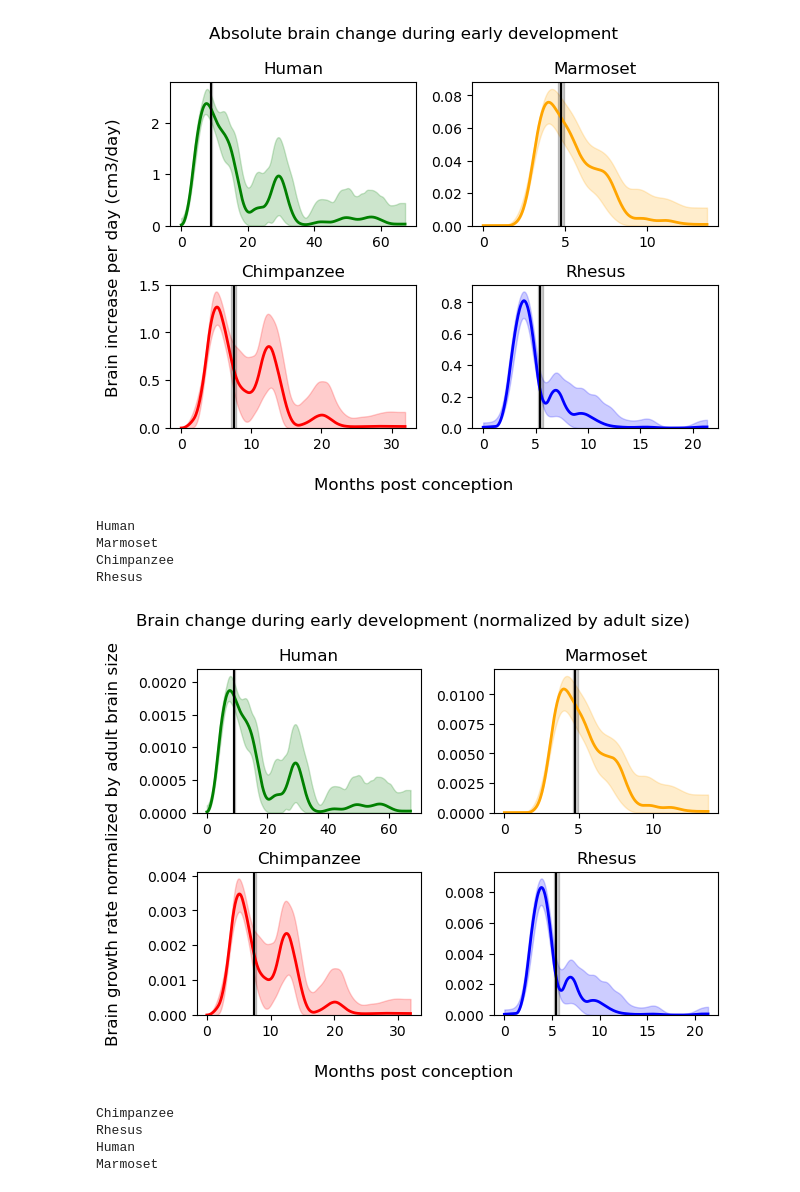
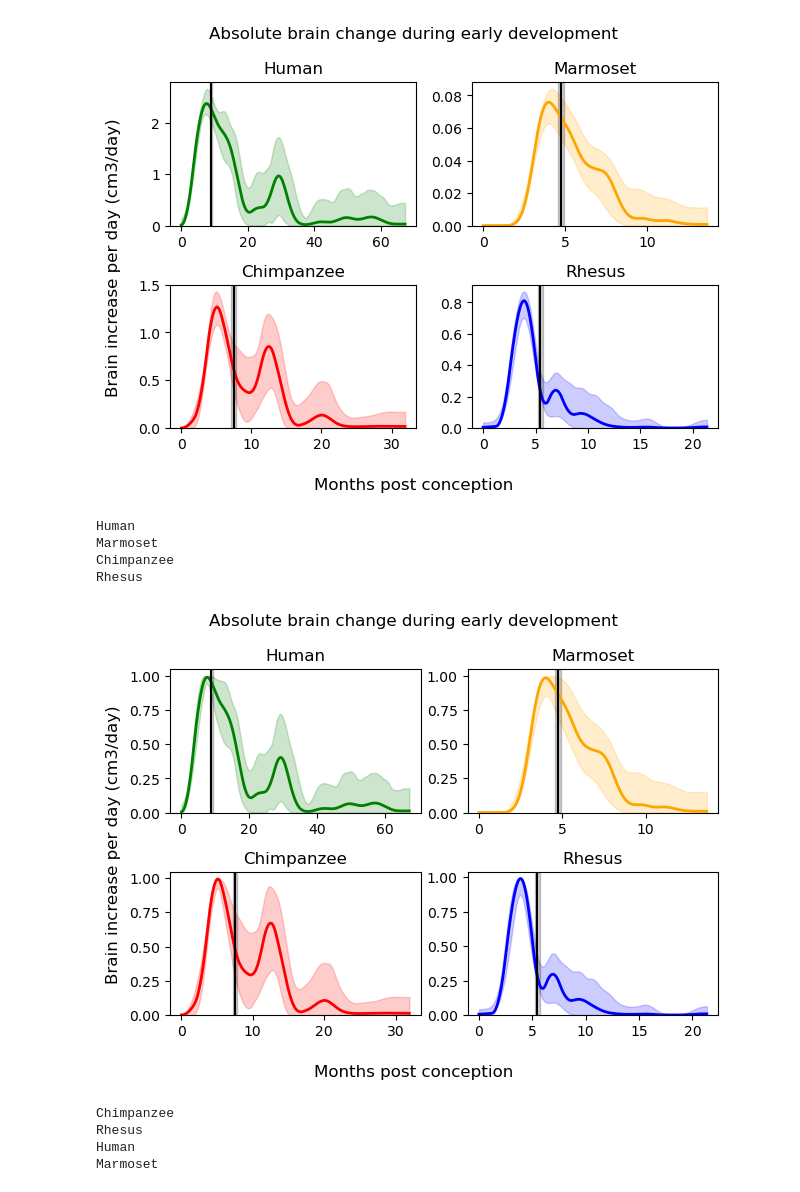
Before and after one commit to biagzi/altricial_brain_vocal_learning, a Jupyter notebook: code/Fig2_3_4.ipynb, the cells around one changed output. Drawn from its saved outputs; the diff is of its cells as text; code cells hidden in the pictures.

Commit message:
creating new visualization

```diff
--- a/code/Fig2_3_4.ipynb
+++ b/code/Fig2_3_4.ipynb
@@ -94,8 +94,6 @@ Rhesus
 [figure]
 # %%
 i = 0
-
-derivative_fit = []
 fig, ax = plt.subplots(nrows=2, ncols=2)
 
 for row in ax:
@@ -103,49 +101,45 @@ for row in ax:
         species = species_list[i]
         print(species)
         derivatives_dataset_species = df_fit[(df_fit.species == species)]
         df_event_specie = df_events[df_events.species == species]
         gestation_days = df_event_specie[df_event_specie.event == "gestation"]["avg_wkspc"].values[0]*7
         gestation_days_sd = df_event_specie[df_event_specie.event == "gestation"]["sd_(days)"].values[0]
         late_infancy_ends = df_event_specie[(df_event_specie.event == "dental_late_infancy_ends")]["avg_wkspc"].values[0]*7
 
         x = derivatives_dataset_species["x_dydx"].values[0]
         all_devs = derivatives_dataset_species["derivatives"].values[0]
 
-        average_derivative = np.mean(np.array(all_devs), axis=0)
-        low_percentil = gaussian_filter1d(np.percentile(np.array(all_devs),q = 2.5, axis=0), sigma = 10)
-        high_percentil = gaussian_filter1d(np.percentile(np.array(all_devs),q = 97.5, axis=0), sigma = 10)
+        all_norm_devs = []
+        for each_dev in all_devs:
+            all_norm_devs.append(each_dev/np.max(each_dev))
 
-        y = average_derivative
+        average_derivative = gaussian_filter1d(np.mean(np.array(all_norm_devs), axis=0),sigma = 2)
+        low_95Percentil = gaussian_filter1d(np.percentile(np.array(all_norm_devs),q = 2.5, axis=0), sigma = 10)
+        max_95Percentil = gaussian_filter1d(np.percentile(np.array(all_norm_devs),q = 97.5, axis=0), sigma = 10)
 
-        y = y/adult_size[species]
-        low_percentil = low_percentil/adult_size[species]
-        high_percentil = high_percentil/adult_size[species]
-
-
-        col.plot(x/DIVISION_DAYS,y, '-', color = species_color[species],linewidth = 2)
-        col.fill_between(x/DIVISION_DAYS, low_percentil, high_percentil, color=species_color[species], alpha=0.2)
+        col.plot(x/DIVISION_DAYS,average_derivative, '-', color = species_color[species],linewidth = 2,alpha = 1)
+        col.fill_between(x/DIVISION_DAYS, low_95Percentil, max_95Percentil, color=species_color[species], alpha=0.2)
 
         col.axvline(x = gestation_days/DIVISION_DAYS, color = "black",linestyle = '-')
         col.axvspan(gestation_days/DIVISION_DAYS - gestation_days_sd/DIVISION_DAYS, gestation_days/DIVISION_DAYS + gestation_days_sd/DIVISION_DAYS, alpha=0.2, color='black')
 
 
-        xlim = late_infancy_ends
-        #col.set_xlim(0,xlim)
         col.set_title(species)
         col.set_ylim(bottom=0)
         i += 1
 
 fig.supxlabel(X_LABEL)
-fig.supylabel('Brain growth rate normalized by adult brain size')
-fig.suptitle("Brain change during early development (normalized by adult size)")
+fig.supylabel('Brain increase per day (cm3/day)')
+fig.suptitle("Absolute brain change during early development")
 fig.tight_layout()
+fig.savefig("{0}/figs/3A_derivatives_normalized.pdf".format(PYTHON_PATH),dpi = 800)
 plt.show()
 # %% [output]
 Human
 Marmoset
 Chimpanzee
 Rhesus
-[figure, old version]
+[figure, new version]
 # %%
 i = 0
 
```
Also changed, not shown: 9 other files.
